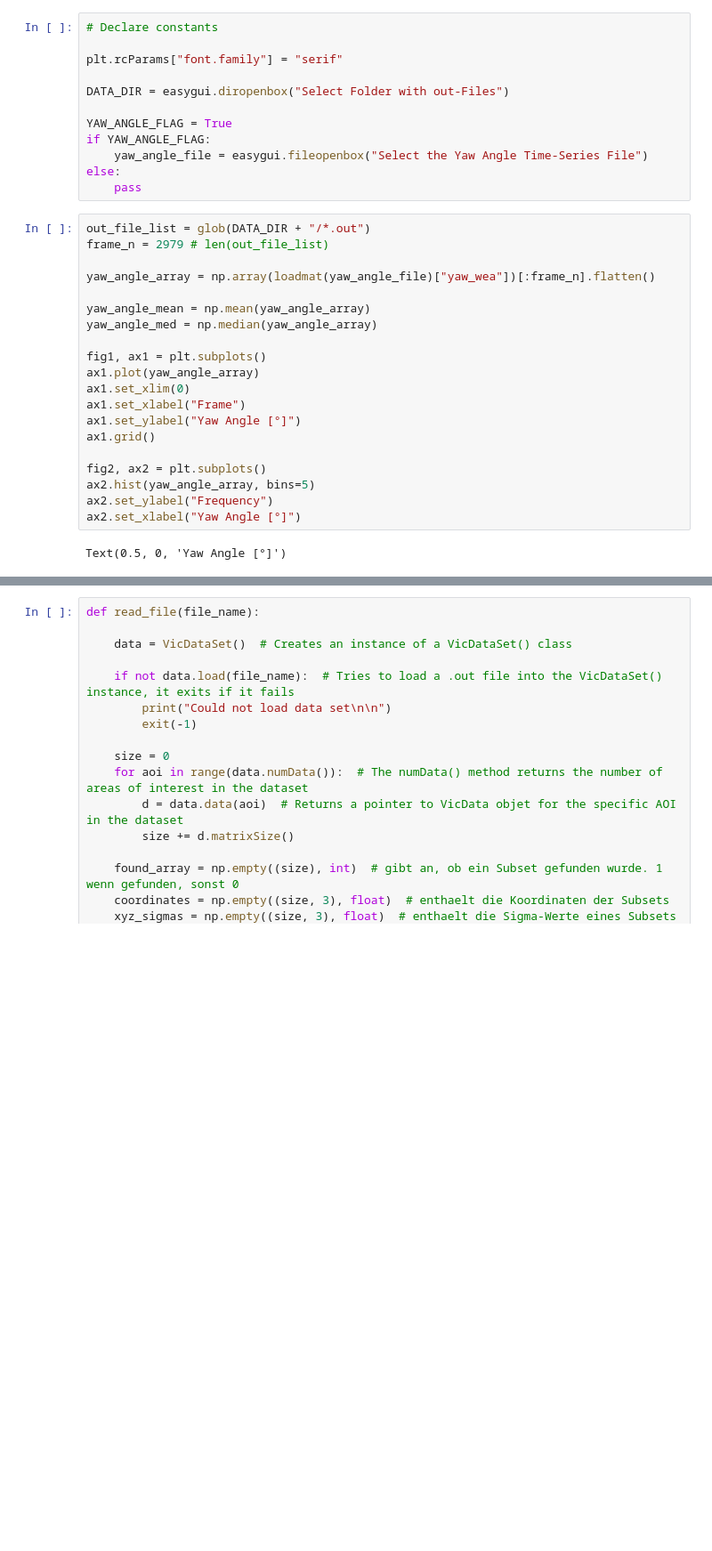
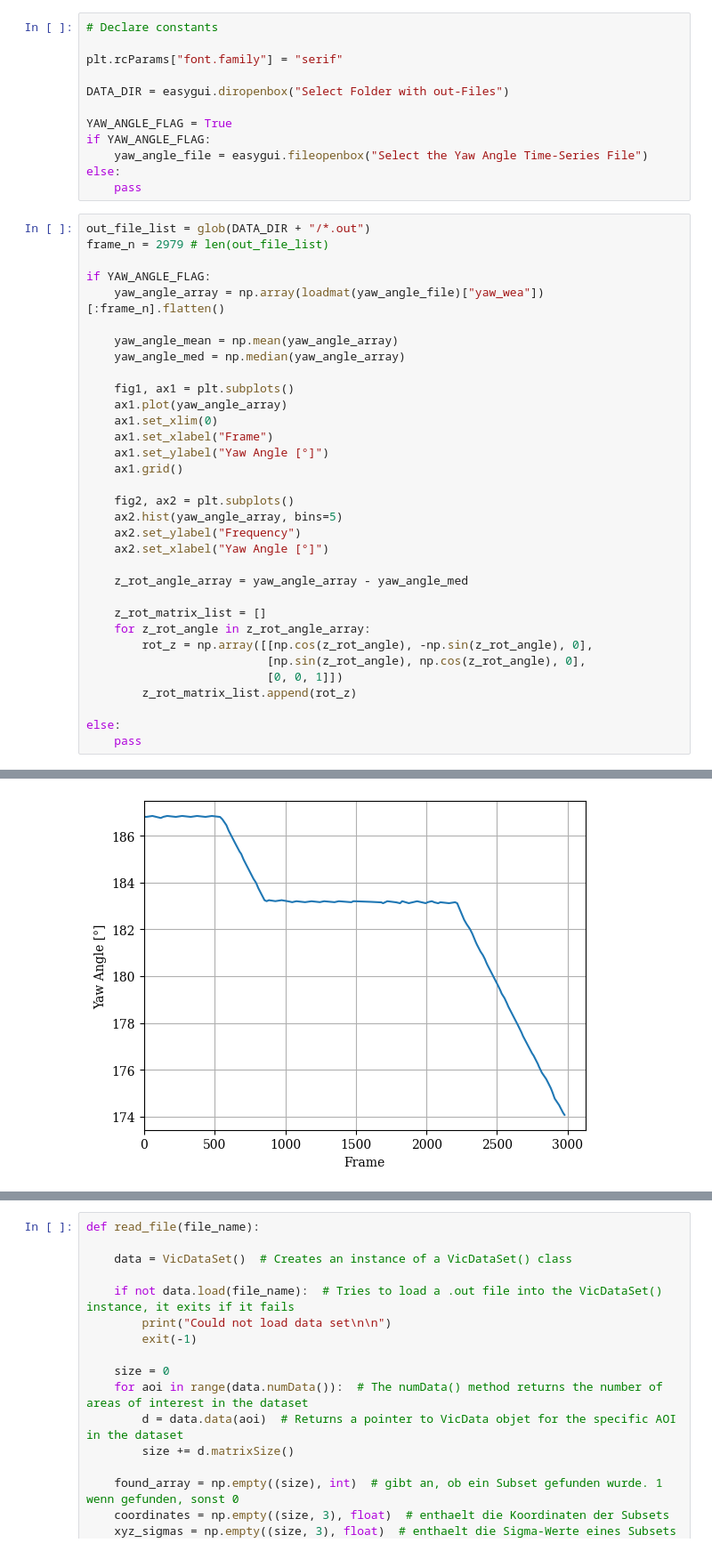
Before and after one commit to JARC99/tfd-wea-dic, a Jupyter notebook: sandbox.ipynb, the cells around one changed output, grey strips where cells are left out. Shown at 89% size. Saved outputs shown, nothing was run; the diff lists cells and outputs as text; blank space fills up the shorter version.

Commit message:
Add angle computation on Jupyter Notebook

```diff
--- a/sandbox.ipynb
+++ b/sandbox.ipynb
@@ -25,21 +25,33 @@ else:
 out_file_list = glob(DATA_DIR + "/*.out")
 frame_n = 2979 # len(out_file_list)
 
-yaw_angle_array = np.array(loadmat(yaw_angle_file)["yaw_wea"])[:frame_n].flatten()
+if YAW_ANGLE_FLAG:
+    yaw_angle_array = np.array(loadmat(yaw_angle_file)["yaw_wea"])[:frame_n].flatten()
 
-yaw_angle_mean = np.mean(yaw_angle_array)
-yaw_angle_med = np.median(yaw_angle_array)
+    yaw_angle_mean = np.mean(yaw_angle_array)
+    yaw_angle_med = np.median(yaw_angle_array)
 
-fig1, ax1 = plt.subplots()
-ax1.plot(yaw_angle_array)
-ax1.set_xlim(0)
-ax1.set_xlabel("Frame")
-ax1.set_ylabel("Yaw Angle [°]")
-ax1.grid()
+    fig1, ax1 = plt.subplots()
+    ax1.plot(yaw_angle_array)
+    ax1.set_xlim(0)
+    ax1.set_xlabel("Frame")
+    ax1.set_ylabel("Yaw Angle [°]")
+    ax1.grid()
 
-fig2, ax2 = plt.subplots()
-ax2.hist(yaw_angle_array, bins=5)
-ax2.set_ylabel("Frequency")
-ax2.set_xlabel("Yaw Angle [°]")
+    fig2, ax2 = plt.subplots()
+    ax2.hist(yaw_angle_array, bins=5)
+    ax2.set_ylabel("Frequency")
+    ax2.set_xlabel("Yaw Angle [°]")
+
+    z_rot_angle_array = yaw_angle_array - yaw_angle_med
+
+    z_rot_matrix_list = []
+    for z_rot_angle in z_rot_angle_array:
+        rot_z = np.array([[np.cos(z_rot_angle), -np.sin(z_rot_angle), 0],
+                          [np.sin(z_rot_angle), np.cos(z_rot_angle), 0],
+                          [0, 0, 1]])
+        z_rot_matrix_list.append(rot_z)
+
+else:
+    pass
 # %% [output]
-Text(0.5, 0, 'Yaw Angle [°]')
@@ -47,0 +58 @@ Text(0.5, 0, 'Yaw Angle [°]')
+[figure, added]
```
Also changed, not shown: parts of 5 cells of this notebook, 1 other file.
